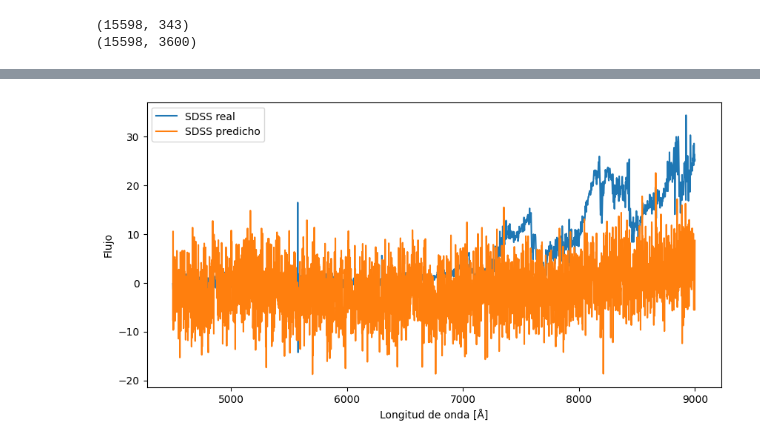
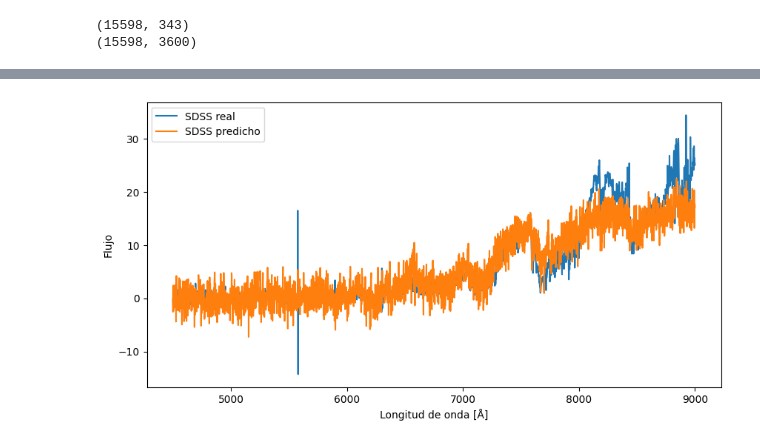
Before and after one commit to javier-cacho-master-ai/trabajo-fin-master, a Jupyter notebook: solution/model-training.ipynb, the cells around one changed output, grey strips where cells are left out. Saved outputs shown, nothing was run; the diff lists cells and outputs as text; code cells hidden in the pictures.

Commit message:
only dense layers with relu and Adam

```diff
--- a/solution/model-training.ipynb
+++ b/solution/model-training.ipynb
@@ -66,11 +82,22 @@ sdss_wavelength = sdss_wavelength[sdss_mask]
 # %%
 from sklearn.model_selection import train_test_split
 
-X_train, X_test, y_train, y_test = train_test_split(
+# Separamos en train y temp, luego el temp lo usaremos para separar en test y validation para que los espectros queden mezclados
+
+X_temp, X_test, y_temp, y_test = train_test_split(
     X,
     y,
     test_size=0.2,
-    random_state=23
+    random_state=23,
+    shuffle=True
+)
+
+X_train, X_val, y_train, y_val = train_test_split(
+    X_temp,
+    y_temp,
+    test_size=0.2,
+    random_state=23,
+    shuffle=True
 )
 
 # Normalizamos los datos
@@ -81,9 +108,11 @@ y_mean = y_train.mean()
 y_std = y_train.std()
 
 X_train_norm = (X_train - X_mean) / X_std
+X_val_norm = (X_val - X_mean) / X_std
 X_test_norm = (X_test - X_mean) / X_std
 
 y_train_norm = (y_train - y_mean) / y_std
+y_val_norm = (y_val - y_mean) / y_std
 y_test_norm = (y_test - y_mean) / y_std
 # %%
 import tensorflow as tf
@@ -98,19 +127,12 @@ model = models.Sequential([
     layers.Input(shape=(n_gaia,)),
 
     layers.Dense(512, activation="relu"),
-    layers.BatchNormalization(),
-    layers.Dropout(0.1),
 
     layers.Dense(1024, activation="relu"),
-    layers.BatchNormalization(),
-    layers.Dropout(0.1),
 
     layers.Dense(1024, activation="relu"),
-    layers.BatchNormalization(),
-    layers.Dropout(0.1),
 
     layers.Dense(2048, activation="relu"),
-    layers.BatchNormalization(),
 
     layers.Dense(n_sdss)
 ])
@@ -154,7 +172,7 @@ early_stop = EarlyStopping(
 history = model.fit(
     X_train_norm,
     y_train_norm,
-    validation_split=0.2,
+    validation_data=(X_val_norm, y_val_norm),
     epochs=50,
     batch_size=32,
     callbacks=[early_stop],
@@ -181,4 +199,5 @@ Epoch 14/50
 # %%
 y_pred_norm = model.predict(X_test_norm)
 y_pred = y_pred_norm * y_std + y_mean
+y_test_recalculated = y_test_norm * y_std + y_mean
 # %% [output]
@@ -186,14 +205,14 @@ y_pred = y_pred_norm * y_std + y_mean
 # %%
 import matplotlib.pyplot as plt
 
 i = 0
 
 plt.figure(figsize=(10, 5))
-plt.plot(sdss_wavelength, y_test[i], label="SDSS real")
+plt.plot(sdss_wavelength, y_test_recalculated[i], label="SDSS real")
 plt.plot(sdss_wavelength, y_pred[i], label="SDSS predicho")
 plt.xlabel("Longitud de onda [Å]")
 plt.ylabel("Flujo")
 plt.legend()
 plt.show()
 # %% [output]
-[figure, old version]
+[figure, new version]
```
Also changed, not shown: parts of 6 cells of this notebook.
